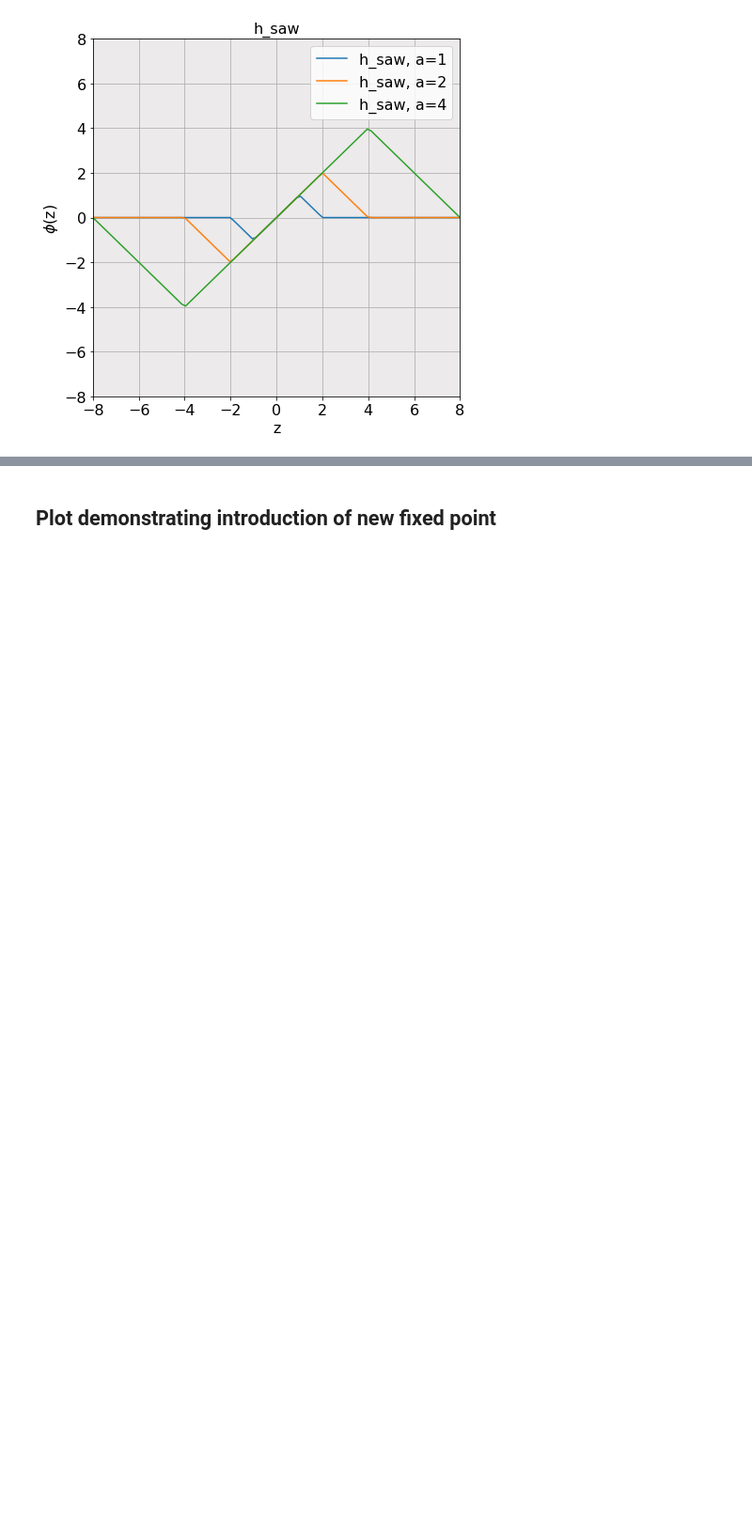
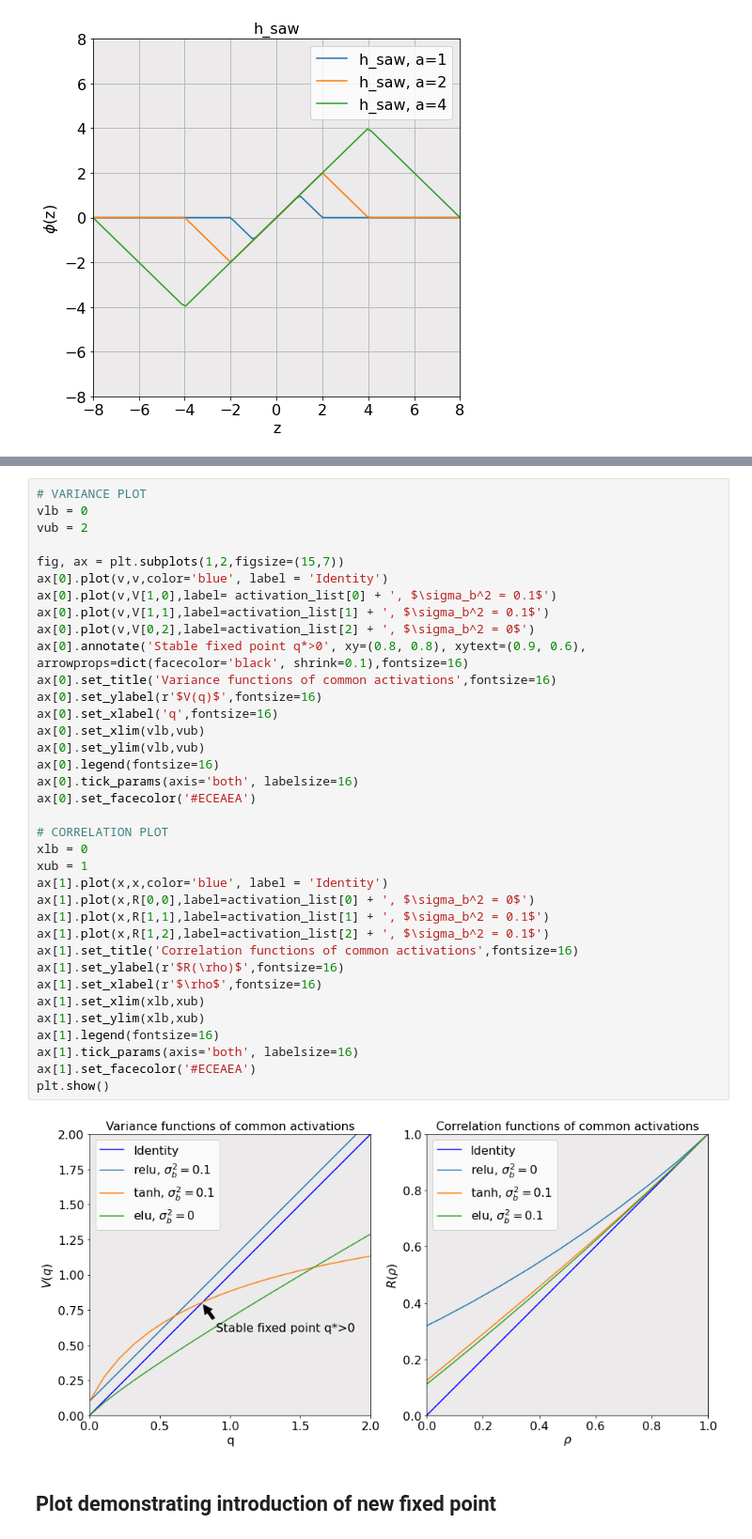
Before and after one commit to Cross-Caps/AFLI, a Jupyter notebook: Notebook/Figure_Correlation_Moment_Ration_Bounds.ipynb, the cells around one changed output, grey strips where cells are left out. Shown at 94% size. Drawn from its saved outputs; the diff is of its cells as text; blank space fills up the shorter version.

```diff
--- a/Notebook/Figure_Correlation_Moment_Ration_Bounds.ipynb
+++ b/Notebook/Figure_Correlation_Moment_Ration_Bounds.ipynb
@@ -484,2 +574,40 @@ plt.show()
+# %%
+# VARIANCE PLOT
+vlb = 0
+vub = 2
+
+fig, ax = plt.subplots(1,2,figsize=(15,7))
+ax[0].plot(v,v,color='blue', label = 'Identity')
+ax[0].plot(v,V[1,0],label= activation_list[0] + ', $\sigma_b^2 = 0.1$')
+ax[0].plot(v,V[1,1],label=activation_list[1] + ', $\sigma_b^2 = 0.1$')
+ax[0].plot(v,V[0,2],label=activation_list[2] + ', $\sigma_b^2 = 0$')
+ax[0].annotate('Stable fixed point q*>0', xy=(0.8, 0.8), xytext=(0.9, 0.6), arrowprops=dict(facecolor='black', shrink=0.1),fontsize=16)
+ax[0].set_title('Variance functions of common activations',fontsize=16)
+ax[0].set_ylabel(r'$V(q)$',fontsize=16)
+ax[0].set_xlabel('q',fontsize=16)
+ax[0].set_xlim(vlb,vub)
+ax[0].set_ylim(vlb,vub)
+ax[0].legend(fontsize=16)
+ax[0].tick_params(axis='both', labelsize=16)
+ax[0].set_facecolor('#ECEAEA')
+
+# CORRELATION PLOT
+xlb = 0
+xub = 1
+ax[1].plot(x,x,color='blue', label = 'Identity')
+ax[1].plot(x,R[0,0],label=activation_list[0] + ', $\sigma_b^2 = 0$')
+ax[1].plot(x,R[1,1],label=activation_list[1] + ', $\sigma_b^2 = 0.1$')
+ax[1].plot(x,R[1,2],label=activation_list[2] + ', $\sigma_b^2 = 0.1$')
+ax[1].set_title('Correlation functions of common activations',fontsize=16)
+ax[1].set_ylabel(r'$R(\rho)$',fontsize=16)
+ax[1].set_xlabel(r'$\rho$',fontsize=16)
+ax[1].set_xlim(xlb,xub)
+ax[1].set_ylim(xlb,xub)
+ax[1].legend(fontsize=16)
+ax[1].tick_params(axis='both', labelsize=16)
+ax[1].set_facecolor('#ECEAEA')
+plt.show()
+# %% [output]
+[figure, added]
 # %% [markdown]
 ## Plot demonstrating introduction of new fixed point
```
Also changed, not shown: parts of 12 cells of this notebook.
